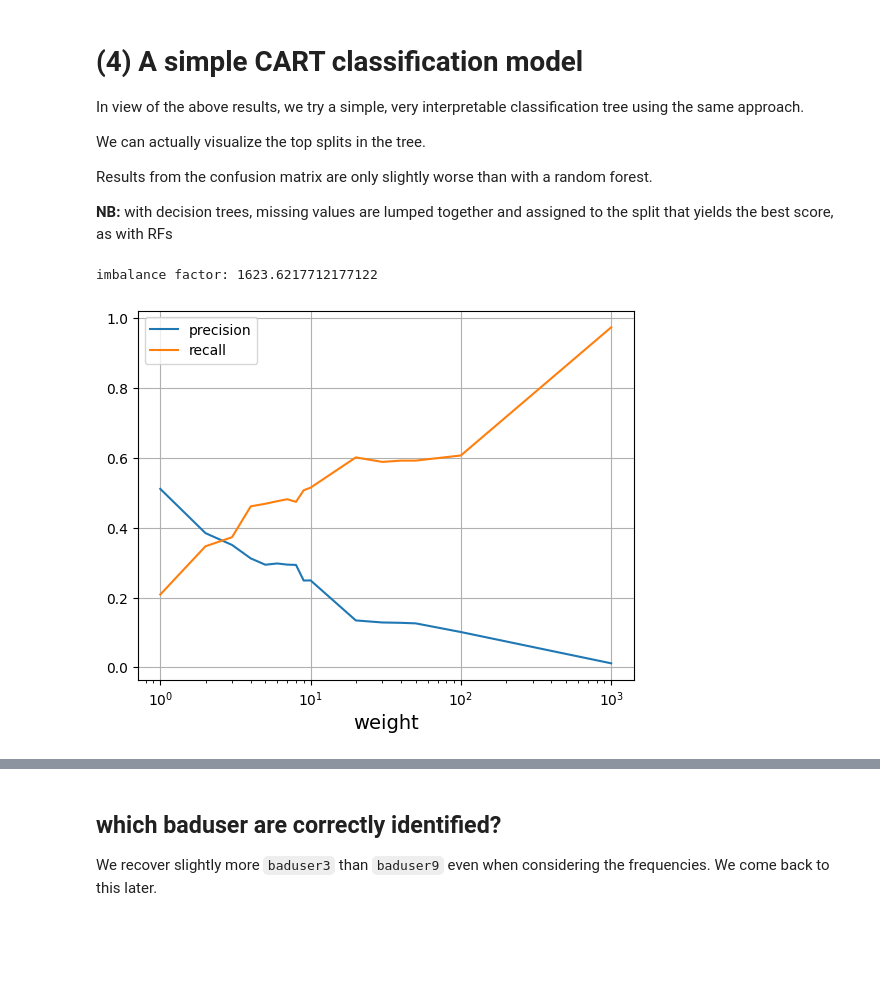
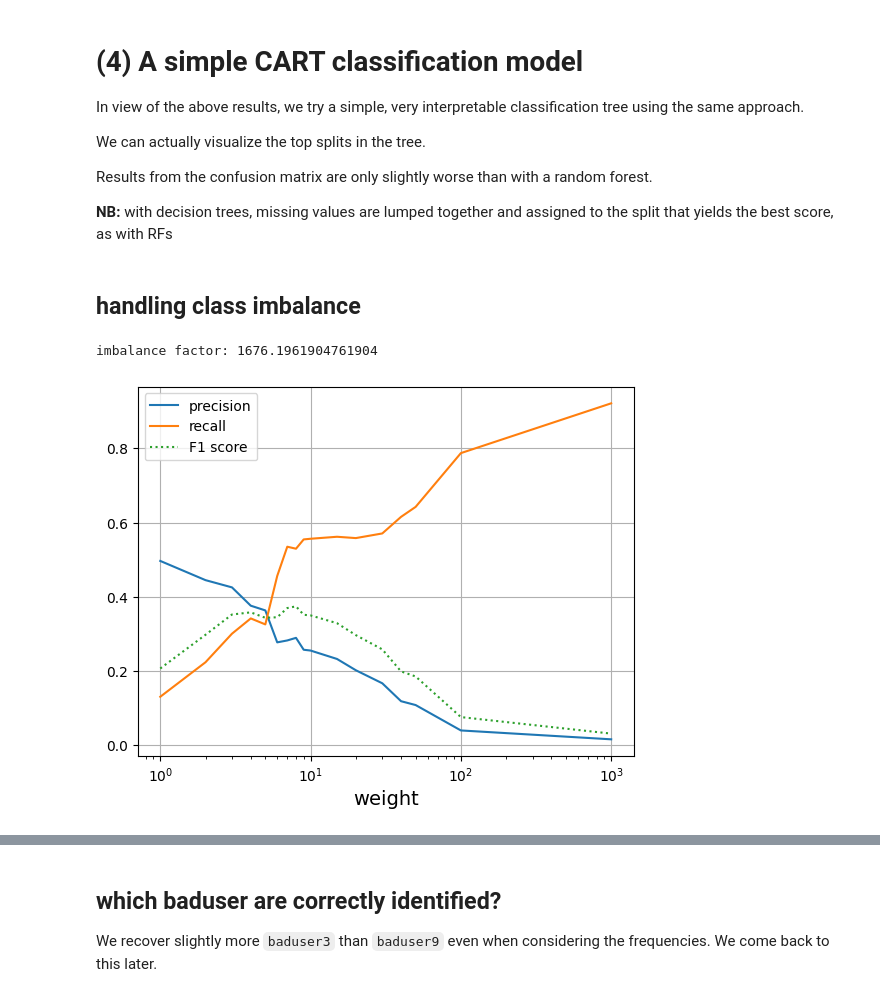
Before and after one commit to llnl/Wintap-Analytics, a Jupyter notebook: 2025-acme4-explore/process_eda.ipynb, the cells around one changed output, grey strips where cells are left out. Drawn from its saved outputs; the diff is of its cells as text; code cells hidden in the pictures; blank space fills up the shorter version.

```diff
--- a/2025-acme4-explore/process_eda.ipynb
+++ b/2025-acme4-explore/process_eda.ipynb
@@ -425 +408,19 @@ AUC:, 0.9775075815788898
 [figure]
+# %%
+L = []
+for th in np.arange(.01,.71,.01):
+    y_pred = y_pred_proba > th
+    cm = confusion_matrix(y_test,y_pred)
+    fp = cm[0,1]
+    tp = cm[1,1]
+    fn = cm[1,0]
+    F = 2*tp/(2*tp+fp+fn)
+    L.append([th, fp, tp, fn, tp/(tp+fp), tp/(tp+fn), F])
+
+_df = pd.DataFrame(L, columns=['weight','fp','tp','fn','precision','recall','F1'])
+plt.semilogx(_df.weight, _df.precision, label='precision')
+plt.semilogx(_df.weight, _df.recall, label='recall')
+plt.semilogx(_df.weight, _df.F1, label='F1 score', ls=':')
+plt.grid()
+plt.xlabel('threshold', fontsize=14)
+plt.legend();
@@ -436,14 +439,15 @@ Results from the confusion matrix are only slightly worse than with a random for
 # %%
 ## Fit the model
 from sklearn.tree import DecisionTreeClassifier
+X = process[num_col]
+y = process['is_bad']
+X_train, X_test, y_train, y_test = train_test_split(X, y, test_size=0.5, random_state=42)
-# %%
-## handling class imbalance
-print('imbalance factor:',1/(sum(y_train)/len(y_train)))
-# %% [output]
-imbalance factor: 1623.6217712177122
+# %% [markdown]
+## handling class imbalance
 # %%
+print('imbalance factor:',1/(sum(y_train)/len(y_train)))
 L = []
-for rw in [1,2,3,4,5,6,7,8,9,10,20,30,40,50,100,1000]:
+for rw in [1,2,3,4,5,6,7,8,9,10,15,20,30,40,50,100,1000]:
     cart = DecisionTreeClassifier(random_state=321, max_depth=6, class_weight={0:1, 1:rw}) ## re-weight due to class imbalance
     cart.fit(X_train, y_train)
     y_pred = cart.predict(X_test)
@@ -451,4 +455,7 @@ for rw in [1,2,3,4,5,6,7,8,9,10,20,30,40,50,100,1000]:
     fp = cm[0,1]
     tp = cm[1,1]
     fn = cm[1,0]
-    L.append([rw, fp, tp, fn, tp/(tp+fp), tp/(tp+fn)])
+    F = 2*tp/(2*tp+fp+fn)
+    L.append([rw, fp, tp, fn, tp/(tp+fp), tp/(tp+fn), F])
+# %% [output]
+imbalance factor: 1676.1961904761904
@@ -457,8 +462,10 @@ _df = pd.DataFrame(L, columns=['weight','fp','tp','fn','precision','recall'])
 # %%
+_df = pd.DataFrame(L, columns=['weight','fp','tp','fn','precision','recall','F1'])
 plt.semilogx(_df.weight, _df.precision, label='precision')
 plt.semilogx(_df.weight, _df.recall, label='recall')
+plt.semilogx(_df.weight, _df.F1, label='F1 score', ls=':')
 plt.grid()
 plt.xlabel('weight', fontsize=14)
 plt.legend();
 # %% [output]
-[figure, old version]
+[figure, new version]
```
Also changed, not shown: parts of 26 cells of this notebook, 1 other file.
